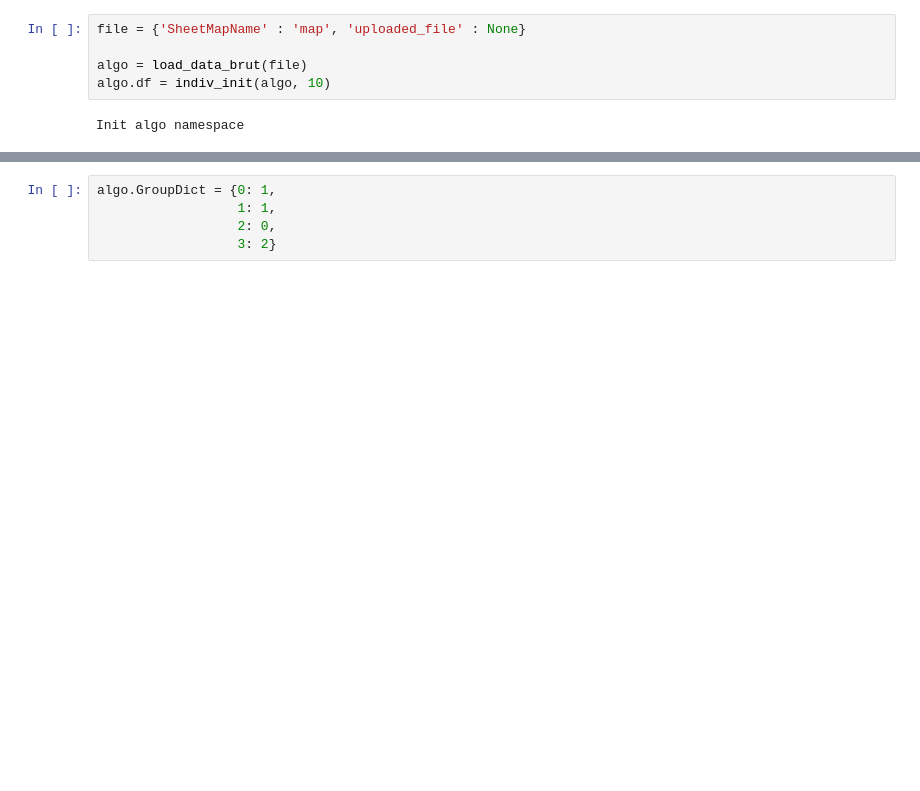
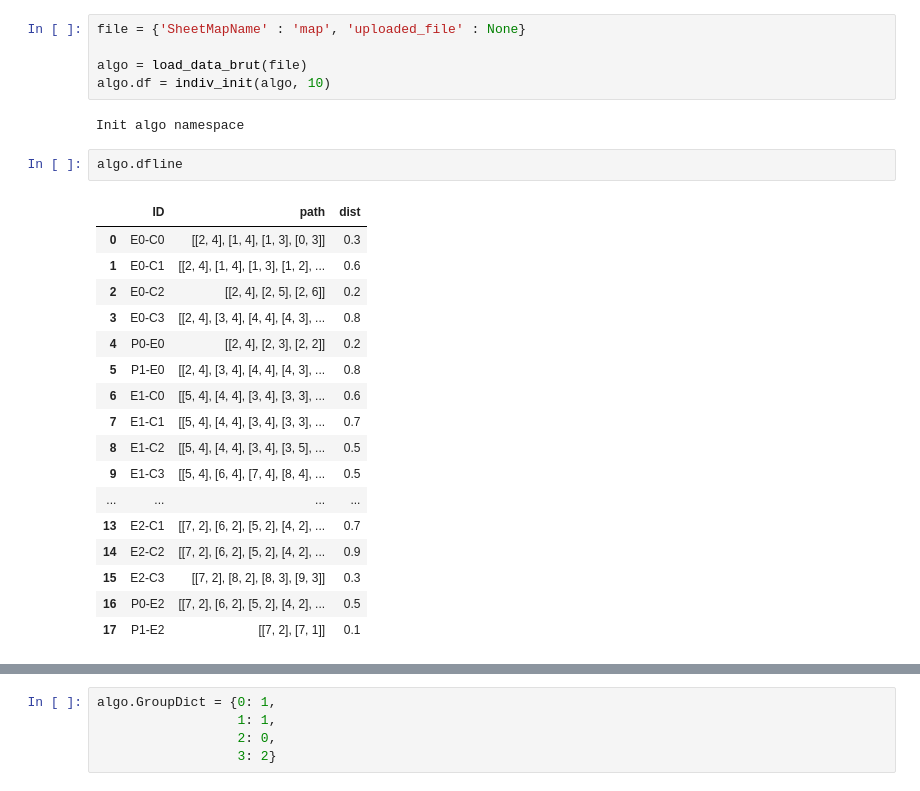
Before and after one commit to egos/valeo, a Jupyter notebook: New.ipynb, the cells around one changed output, grey strips where cells are left out. Drawn from its saved outputs; the diff is of its cells as text; blank space fills up the shorter version.

```diff
--- a/New.ipynb
+++ b/New.ipynb
@@ -944,3 +944,23 @@ algo = load_data_brut(file)
 algo.df = indiv_init(algo, 10)
 # %% [output]
 Init algo namespace
+# %%
+algo.dfline
+# %% [output]
+|  | ID | path | dist |
+| 0 | E0-C0 | [[2, 4], [1, 4], [1, 3], [0, 3]] | 0.3 |
+| 1 | E0-C1 | [[2, 4], [1, 4], [1, 3], [1, 2], ... | 0.6 |
+| 2 | E0-C2 | [[2, 4], [2, 5], [2, 6]] | 0.2 |
+| 3 | E0-C3 | [[2, 4], [3, 4], [4, 4], [4, 3], ... | 0.8 |
+| 4 | P0-E0 | [[2, 4], [2, 3], [2, 2]] | 0.2 |
+| 5 | P1-E0 | [[2, 4], [3, 4], [4, 4], [4, 3], ... | 0.8 |
+| 6 | E1-C0 | [[5, 4], [4, 4], [3, 4], [3, 3], ... | 0.6 |
+| 7 | E1-C1 | [[5, 4], [4, 4], [3, 4], [3, 3], ... | 0.7 |
+| 8 | E1-C2 | [[5, 4], [4, 4], [3, 4], [3, 5], ... | 0.5 |
+| 9 | E1-C3 | [[5, 4], [6, 4], [7, 4], [8, 4], ... | 0.5 |
+| ... | ... | ... | ... |
+| 13 | E2-C1 | [[7, 2], [6, 2], [5, 2], [4, 2], ... | 0.7 |
+| 14 | E2-C2 | [[7, 2], [6, 2], [5, 2], [4, 2], ... | 0.9 |
+| 15 | E2-C3 | [[7, 2], [8, 2], [8, 3], [9, 3]] | 0.3 |
+| 16 | P0-E2 | [[7, 2], [6, 2], [5, 2], [4, 2], ... | 0.5 |
+| 17 | P1-E2 | [[7, 2], [7, 1]] | 0.1 |
```
Also changed, not shown: parts of 2 cells of this notebook, 5 other files.
